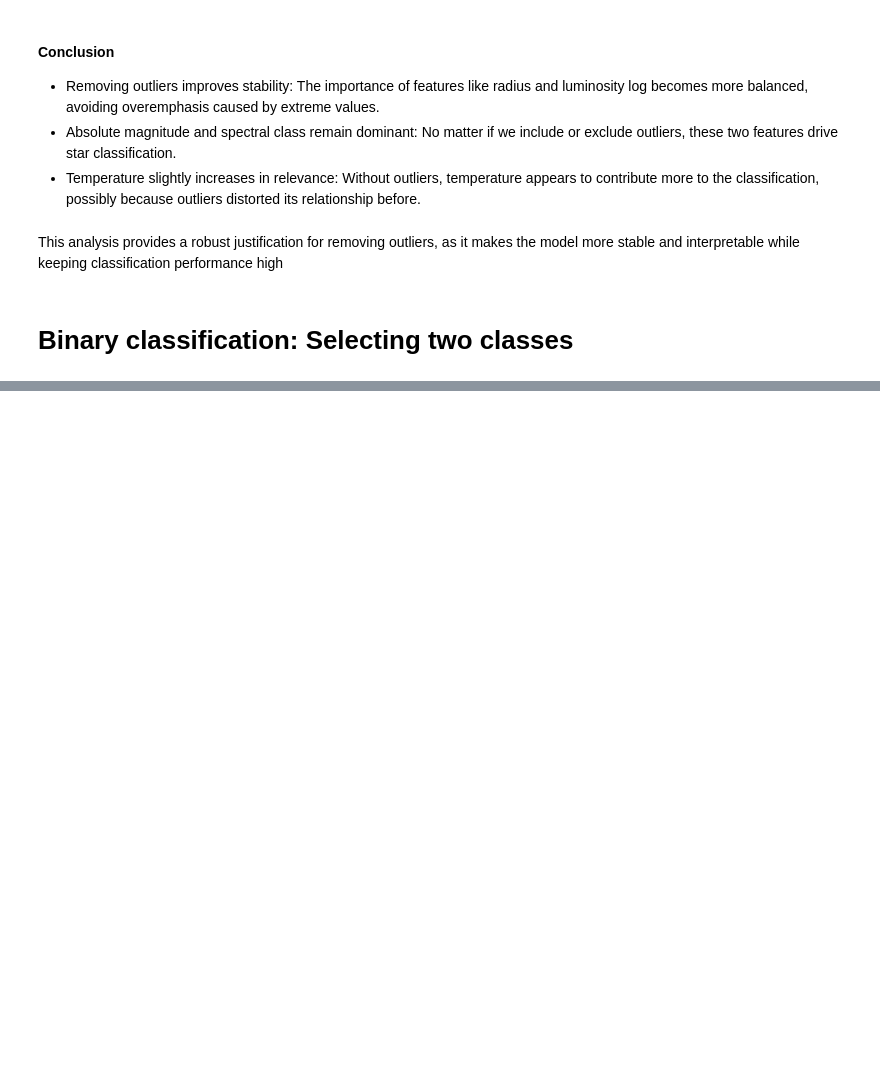
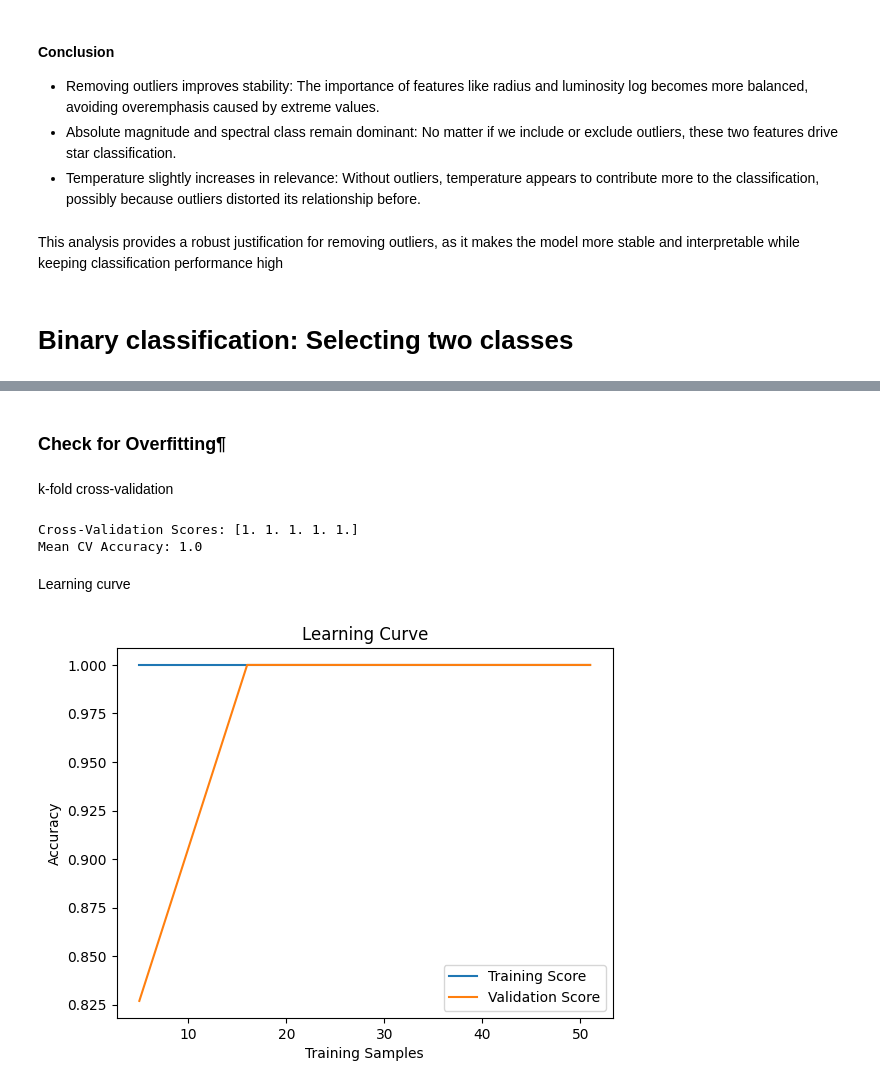
Before and after one commit to YassinTalhaoui/MA-Thesis-ML-Applied-to-stars, a Jupyter notebook: stars-extended-analysis.ipynb, the cells around one changed output, grey strips where cells are left out. Drawn from its saved outputs; the diff is of its cells as text; code cells hidden in the pictures; blank space fills up the shorter version.

```diff
--- a/stars-extended-analysis.ipynb
+++ b/stars-extended-analysis.ipynb
@@ -659,0 +689,27 @@ memory usage: 15.1 KB
+# %% [markdown]
+### Check for Overfitting¶
+# %% [markdown]
+k-fold cross-validation
+# %%
+from sklearn.model_selection import cross_val_score
+scores = cross_val_score(clf, X_train, y_train, cv=5)
+print("Cross-Validation Scores:", scores)
+print("Mean CV Accuracy:", scores.mean())
+# %% [output]
+Cross-Validation Scores: [1. 1. 1. 1. 1.]
+Mean CV Accuracy: 1.0
+# %% [markdown]
+Learning curve
+# %%
+from sklearn.model_selection import learning_curve
+
+train_sizes, train_scores, test_scores = learning_curve(clf, X_train, y_train, cv=5)
+plt.plot(train_sizes, train_scores.mean(axis=1), label="Training Score")
+plt.plot(train_sizes, test_scores.mean(axis=1), label="Validation Score")
+plt.legend()
+plt.xlabel("Training Samples")
+plt.ylabel("Accuracy")
+plt.title("Learning Curve")
+plt.show()
+# %% [output]
+[figure, added]
```
Also changed, not shown: parts of 17 cells of this notebook.
